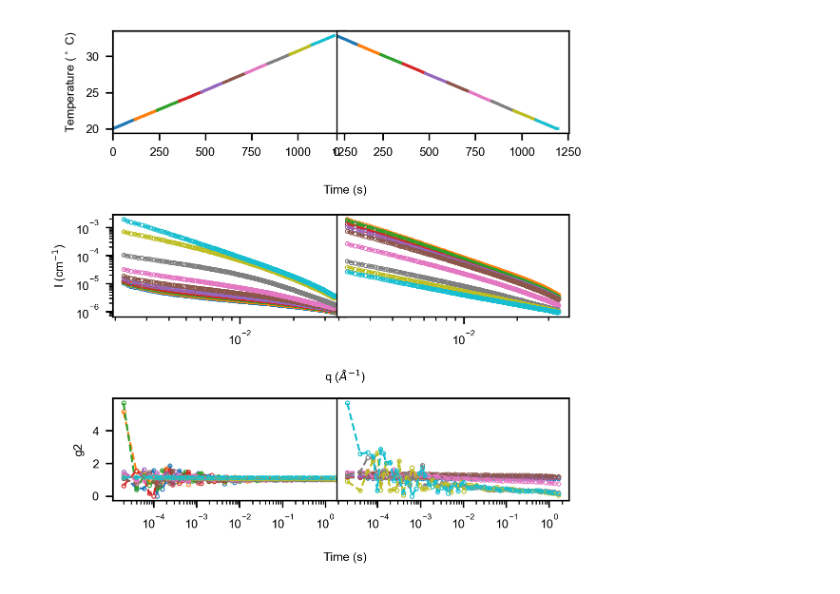
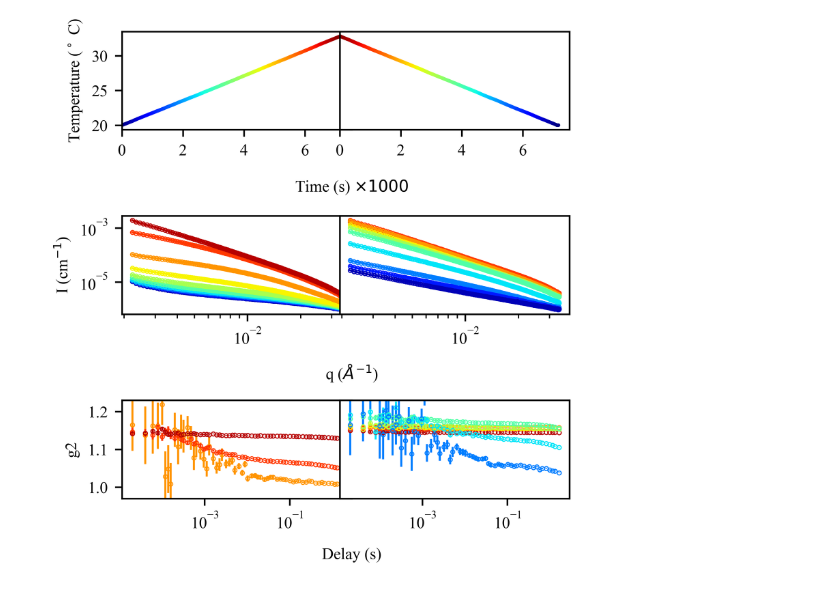
Before and after one commit to AZjk/llps-saxpcs, a Jupyter notebook: figure3/figure3.ipynb, the cells around one changed output. Drawn from its saved outputs; the diff is of its cells as text; code cells hidden in the pictures.

Commit message:
update figure2/3

```diff
--- a/figure3/figure3.ipynb
+++ b/figure3/figure3.ipynb
@@ -47,45 +47,76 @@ plt.rcParams['font.sans-serif'] = 'Arial'
 plt.rcParams['font.size'] = 6
 plt.rcParams['figure.dpi'] = 300
 # %%
+plt.rcParams['pdf.fonttype'] = 42
+# plt.rcParams['font.sans-serif'] = 'Helvetica'   # not installed on tanzanite
+# plt.rcParams['font.sans-serif'] = 'Arial'
+plt.rcParams["font.family"] = "Times New Roman"
+plt.rcParams['font.size'] = 8
+plt.rcParams['figure.dpi'] = 600
+
+
 fig, ax = plt.subplots(3, 2, figsize=(3.8, 4.0))
 for n in range(3):
     ax[n, 1].get_yaxis().set_visible(False)
     # ax[n, 0].xaxis.set_label_coords(0.9, -0.25)
 
-def plot_one_column(ax, avg_data_list, omit_label=False, g2_idx=0):
+
+
+def plot_one_column(ax, avg_data_list, second_column=False, g2_idx=0):
+    total_size = 0
     for avg_dict in avg_data_list:
-        ax[0].plot(avg_dict['temperature_x'], avg_dict['temperature'])
+        total_size += len(avg_dict['temperature_x'])
 
+    if second_column:
+        cmap = plt.get_cmap('jet_r')
+    else:
+        cmap = plt.get_cmap('jet')
+
+    accu_size = 0
+    for avg_dict in avg_data_list:
+        curr_size = len(avg_dict['temperature_x'])
+        idx = accu_size + np.arange(curr_size) * 1.0
+        idx /= total_size
+        accu_size += curr_size
+        # print(idx.shape, np.min(idx), np.max(idx))
+        # ax[0].plot(avg_dict['temperature_x'], avg_dict['temperature'], color=idx, cmap=plt.cm.jet)
+        ax[0].scatter(avg_dict['temperature_x'] * 6 / 1000, avg_dict['temperature'], c=cmap(idx), s=0.5)
+
+        color = cmap(np.mean(idx))
         # have to remove the last few points
-        ax[1].loglog(ql_sta[:-4], avg_dict['saxs_1d'][:-4], 'o--', lw=1, ms=2, mew=0.5, mfc='none')
+        ax[1].loglog(ql_sta[:-4], avg_dict['saxs_1d'][:-4], 'o-', color=color, lw=1, ms=2, mew=0.5, mfc='none')
 
-        # x = np.
-        ax[2].plot(t_el, avg_dict['g2'][:, g2_idx], 'o--', lw=1, ms=2, mew=0.5, mfc='none')
-
-    if not omit_label:
+        # ax[2].plot(t_el, avg_dict['g2'][:, g2_idx], 'o--', color=color, lw=1, ms=2, mew=0.5, mfc='none')
+        g2_line = avg_dict['g2'][:, g2_idx]
+        if np.sum((g2_line > 1.2) | (g2_line < 0.9)) < 5:
+            ax[2].errorbar(t_el, avg_dict['g2'][:, g2_idx],  yerr=avg_dict['g2_err'][:, g2_idx],
+                           fmt='o', color=color, lw=1, ms=2, mew=0.5, mfc='none')
+            ax[2].set_ylim(0.97, 1.23)
+        # x, y, yerr=None, xerr=None, fmt='', ecolor=None,
+    if not second_column:
         ax[0].set_ylabel('Temperature ($^\circ$ C)')
         ax[1].set_ylabel('I (cm$^{-1}$)')
         ax[2].set_ylabel('g2')
 
-        ax[0].set_xlabel('Time (s)')
+        ax[0].set_xlabel('Time (s) $\\times 1000$')
         ax[1].set_xlabel('q ($\\AA^{-1}$)')
-        ax[2].set_xlabel('Time (s)')
+        ax[2].set_xlabel('Delay (s)')
         ax[0].xaxis.set_label_coords(1.0, -0.5)
         ax[1].xaxis.set_label_coords(1.0, -0.5)
         ax[2].xaxis.set_label_coords(1.0, -0.5)
 
     # additional setup
     ax[0].set_xlim(0, None)
     ax[2].set_xscale('log')
 
 plot_one_column(ax[:, 0], avg_110)
-plot_one_column(ax[:, 1], avg_111, omit_label=True)
+plot_one_column(ax[:, 1], avg_111, second_column=True)
 
 plt.tight_layout(w_pad=-1, h_pad=0.125)
 plt.savefig('figure3.png', dpi=300)
 # plt.savefig('figure2.pdf')
 # plt.tight_layout()
 # %% [output]
-[figure, old version]
+[figure, new version]
 # %%
 print(t_el)
```
Also changed, not shown: parts of 3 cells of this notebook, 1 other file.
